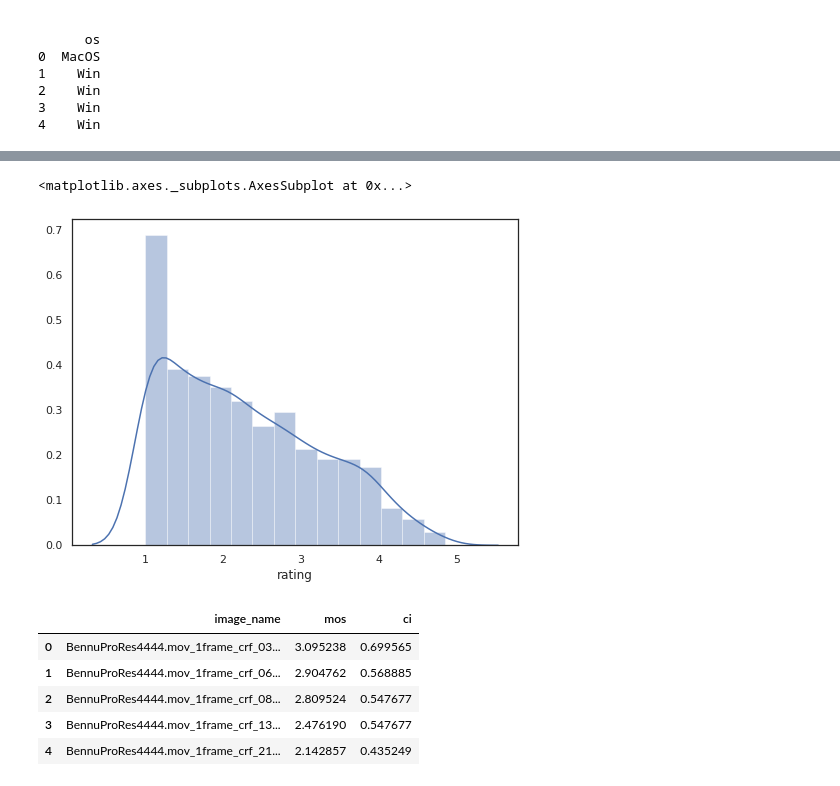
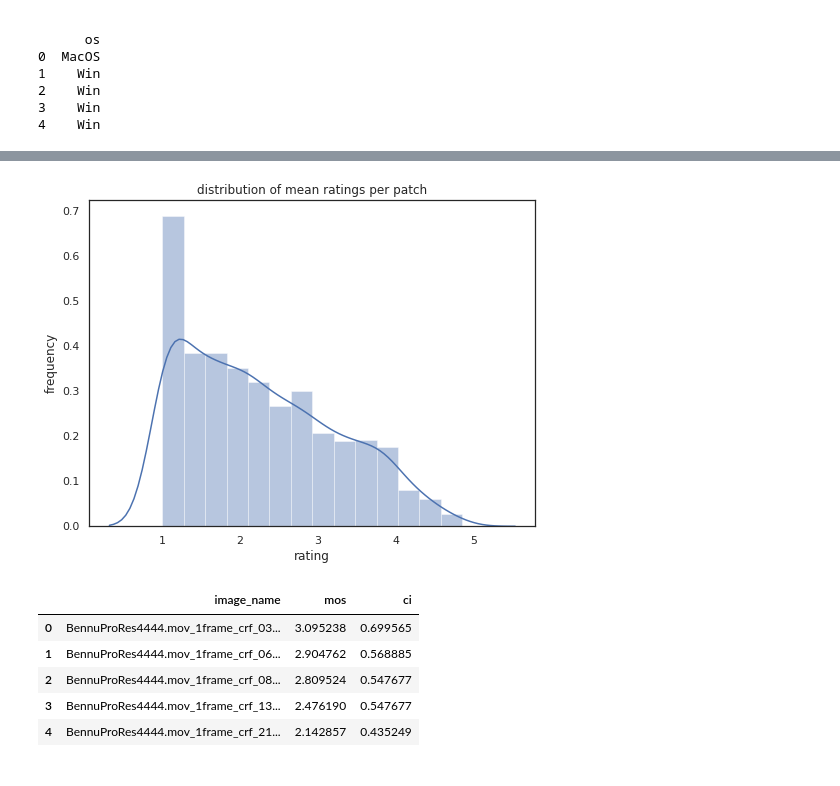
Before and after one commit to Telecommunication-Telemedia-Assessment/image_quality_test, a Jupyter notebook: test_2/analyze.ipynb, the cells around one changed output, grey strips where cells are left out. Cells and saved outputs as stored; diff of their text form; code cells hidden in the pictures.

Commit message:
update analysis and ratings

```diff
--- a/test_2/analyze.ipynb
+++ b/test_2/analyze.ipynb
@@ -195,8 +220,11 @@ Text(0.5, 1.0, 'how often are images rated')
 # %%
-sns.distplot(dr.groupby(by=["stimuli_ID"]).mean().reset_index()["rating"])
+ax = sns.distplot(dr.groupby(by=["stimuli_ID"]).mean().reset_index()["rating"])
+
+ax.set_title("distribution of mean ratings per patch")
+ax.set_ylabel("frequency")
+save_fig(ax, "dist_rating_patches")
 # %% [output]
-<matplotlib.axes._subplots.AxesSubplot at 0x...>
-[figure, old version]
+[figure, new version]
 # %%
 dmos = pd.read_csv("../test_1/mos_ci.csv")
 d(dmos.head())
```
Also changed, not shown: parts of 8 cells of this notebook, 1 other file.
